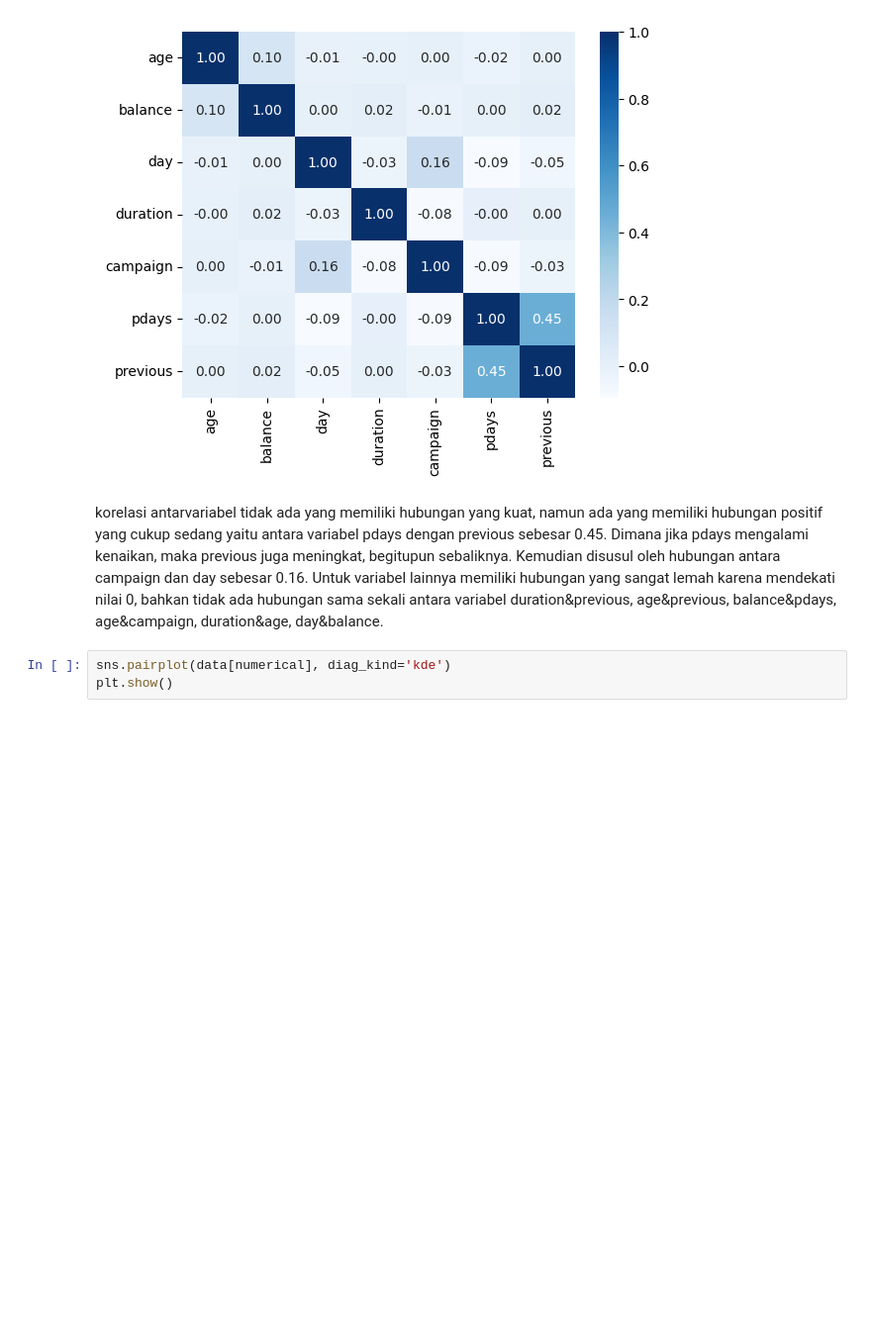
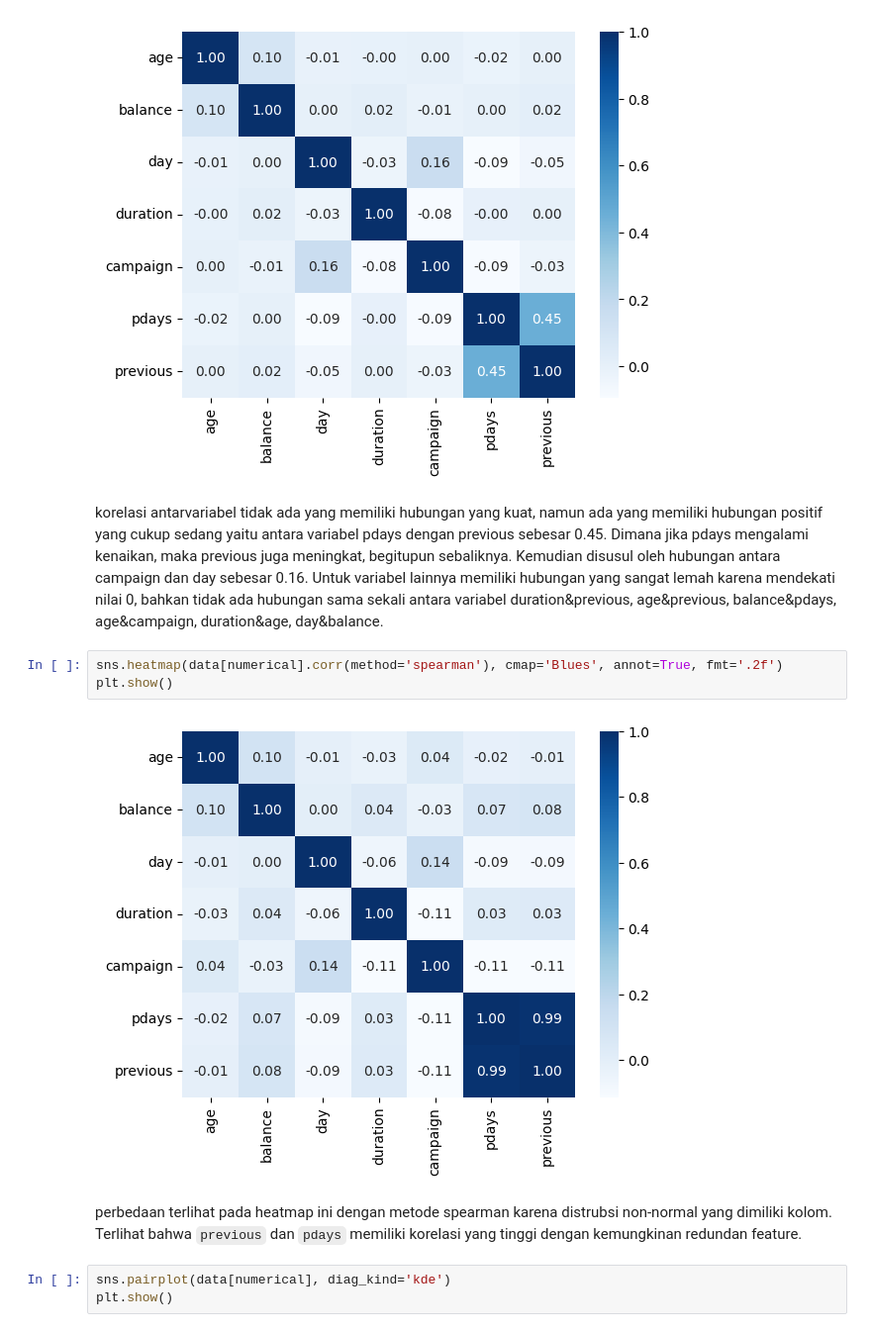
Before and after one commit to bagusatya08/Term-Deposit-Potential-Customer-Prediction, a Jupyter notebook: stage-1/stage-1.ipynb, the cells around one changed output. Shown at 99% size. Saved outputs shown, nothing was run; the diff lists cells and outputs as text; blank space fills up the shorter version.

````diff
--- a/stage-1/stage-1.ipynb
+++ b/stage-1/stage-1.ipynb
@@ -234,6 +230,13 @@ plt.show()
 [figure]
 # %% [markdown]
 korelasi antarvariabel tidak ada yang memiliki hubungan yang kuat, namun ada yang memiliki hubungan positif yang cukup sedang yaitu antara variabel pdays dengan previous sebesar 0.45. Dimana jika pdays mengalami kenaikan, maka previous juga meningkat, begitupun sebaliknya. Kemudian disusul oleh hubungan antara campaign dan day sebesar 0.16. Untuk variabel lainnya memiliki hubungan yang sangat lemah karena mendekati nilai 0, bahkan tidak ada hubungan sama sekali antara variabel duration&previous, age&previous, balance&pdays, age&campaign, duration&age, day&balance.
+# %%
+sns.heatmap(data[numerical].corr(method='spearman'), cmap='Blues', annot=True, fmt='.2f')
+plt.show()
+# %% [output]
+[figure, added]
+# %% [markdown]
+perbedaan terlihat pada heatmap ini dengan metode spearman karena distrubsi non-normal yang dimiliki kolom. Terlihat bahwa ```previous``` dan ```pdays``` memiliki korelasi yang tinggi dengan kemungkinan redundan feature.
 # %%
 sns.pairplot(data[numerical], diag_kind='kde')
 plt.show()
````
Also changed, not shown: parts of 14 cells of this notebook, 1 other file.
